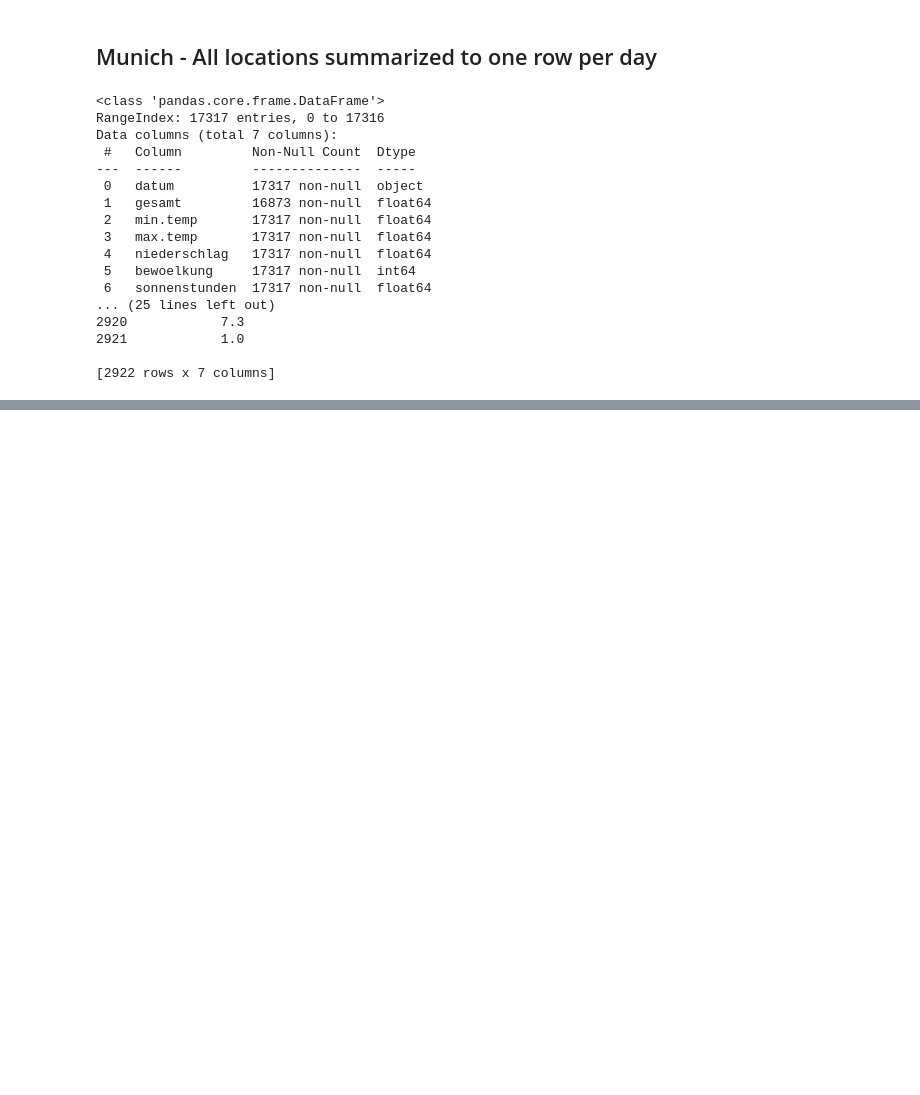
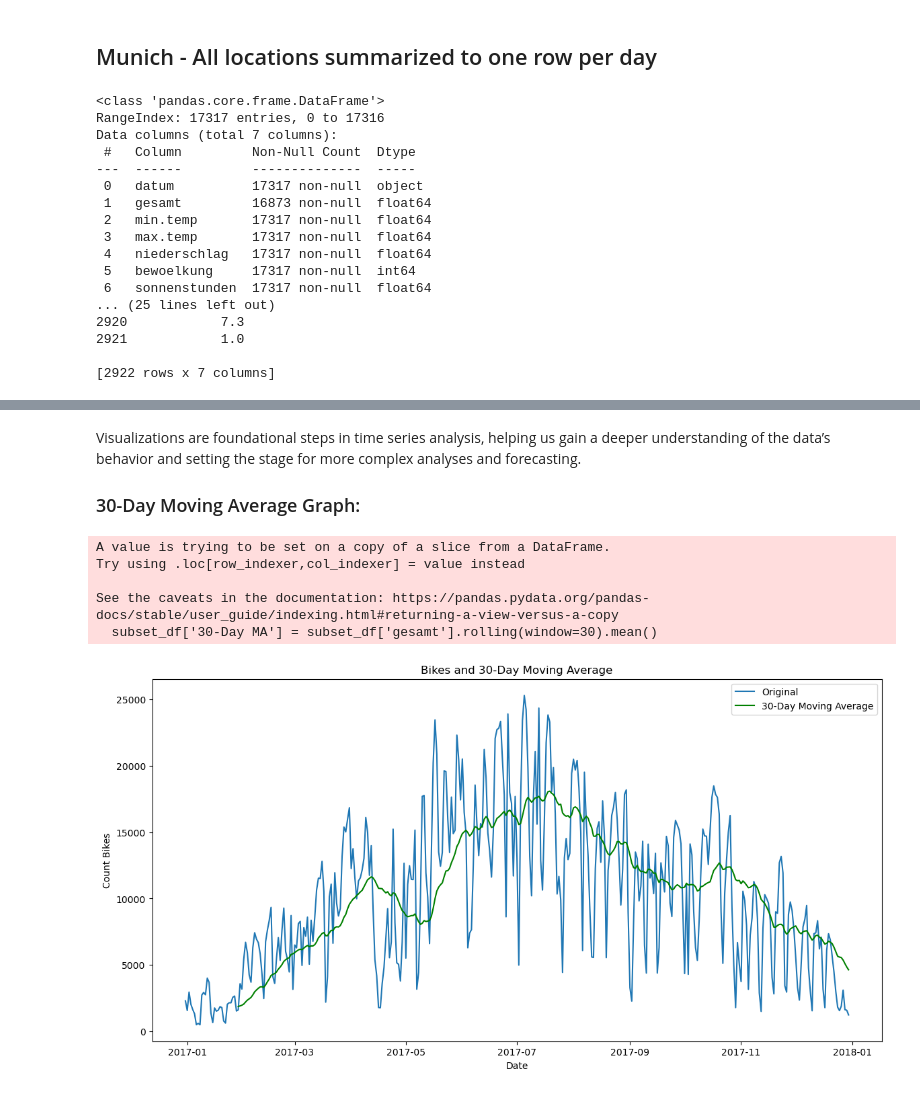
Before and after one commit to caropaezBSH/CaroPeThesis, a Jupyter notebook: Munich_Complete_Analysis/MunichAnalysis.ipynb, the cells around one changed output, grey strips where cells are left out. Drawn from its saved outputs; the diff is of its cells as text; code cells hidden in the pictures; blank space fills up the shorter version.

```diff
--- a/Munich_Complete_Analysis/MunichAnalysis.ipynb
+++ b/Munich_Complete_Analysis/MunichAnalysis.ipynb
@@ -206,0 +297,24 @@ Data columns (total 7 columns):
+# %% [markdown]
+Visualizations are foundational steps in time series analysis, helping us gain a deeper understanding of the data’s behavior and setting the stage for more complex analyses and forecasting.
+
+### 30-Day Moving Average Graph:
+# %%
+# Rolling - Calculating a 30-day moving average for the bikes data
+subset_df['30-Day MA'] = subset_df['gesamt'].rolling(window=30).mean()
+
+# Plotting the original bikes data with the 30-day moving average
+plt.figure(figsize=(14, 7))
+plt.plot(subset_df['gesamt'], label='Original')
+plt.plot(subset_df['30-Day MA'], color='green', label='30-Day Moving Average')
+plt.title('Bikes and 30-Day Moving Average')
+plt.xlabel('Date')
+plt.ylabel('Count Bikes')
+plt.legend()
+plt.show()
+# %% [output]
+A value is trying to be set on a copy of a slice from a DataFrame.
+Try using .loc[row_indexer,col_indexer] = value instead
+
+See the caveats in the documentation: https://pandas.pydata.org/pandas-docs/stable/user_guide/indexing.html#returning-a-view-versus-a-copy
+  subset_df['30-Day MA'] = subset_df['gesamt'].rolling(window=30).mean()
+[figure, added]
```
Also changed, not shown: parts of 8 cells of this notebook.
